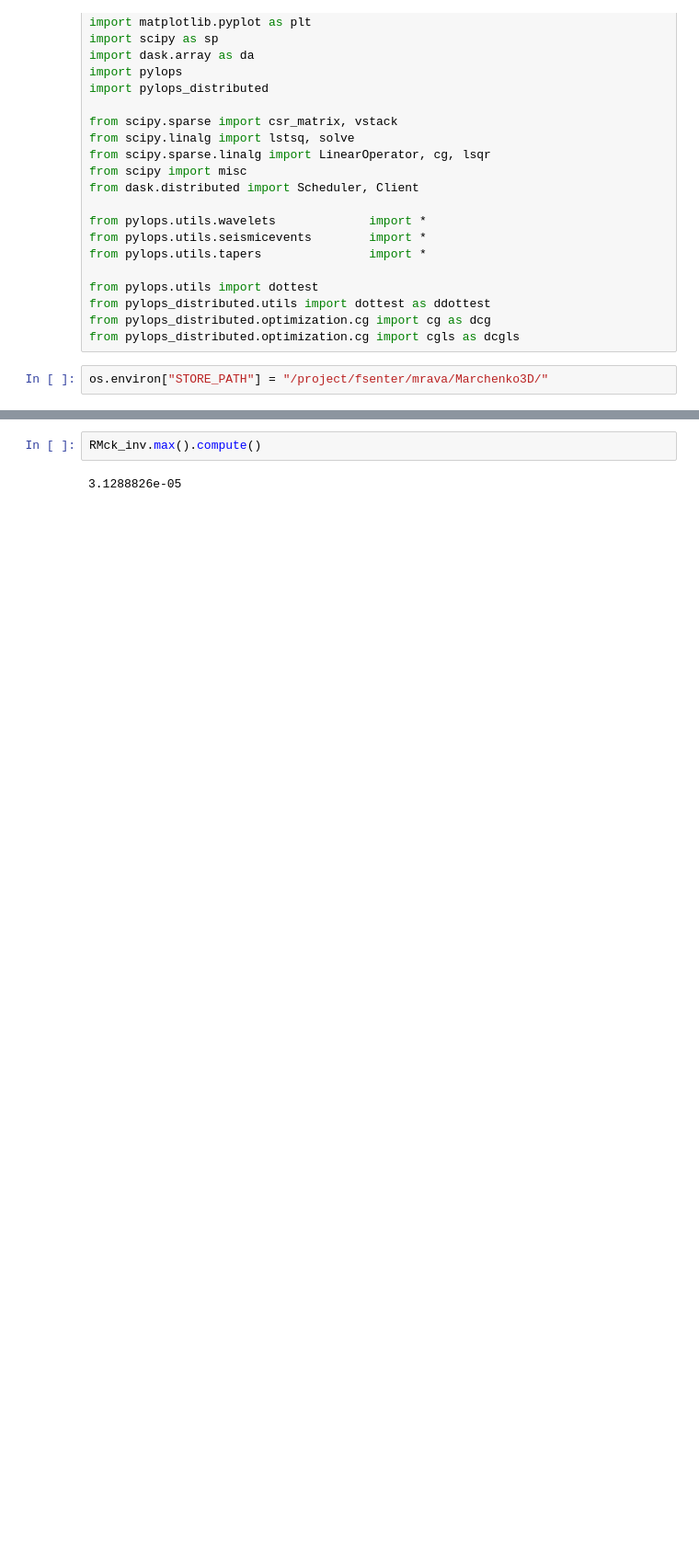
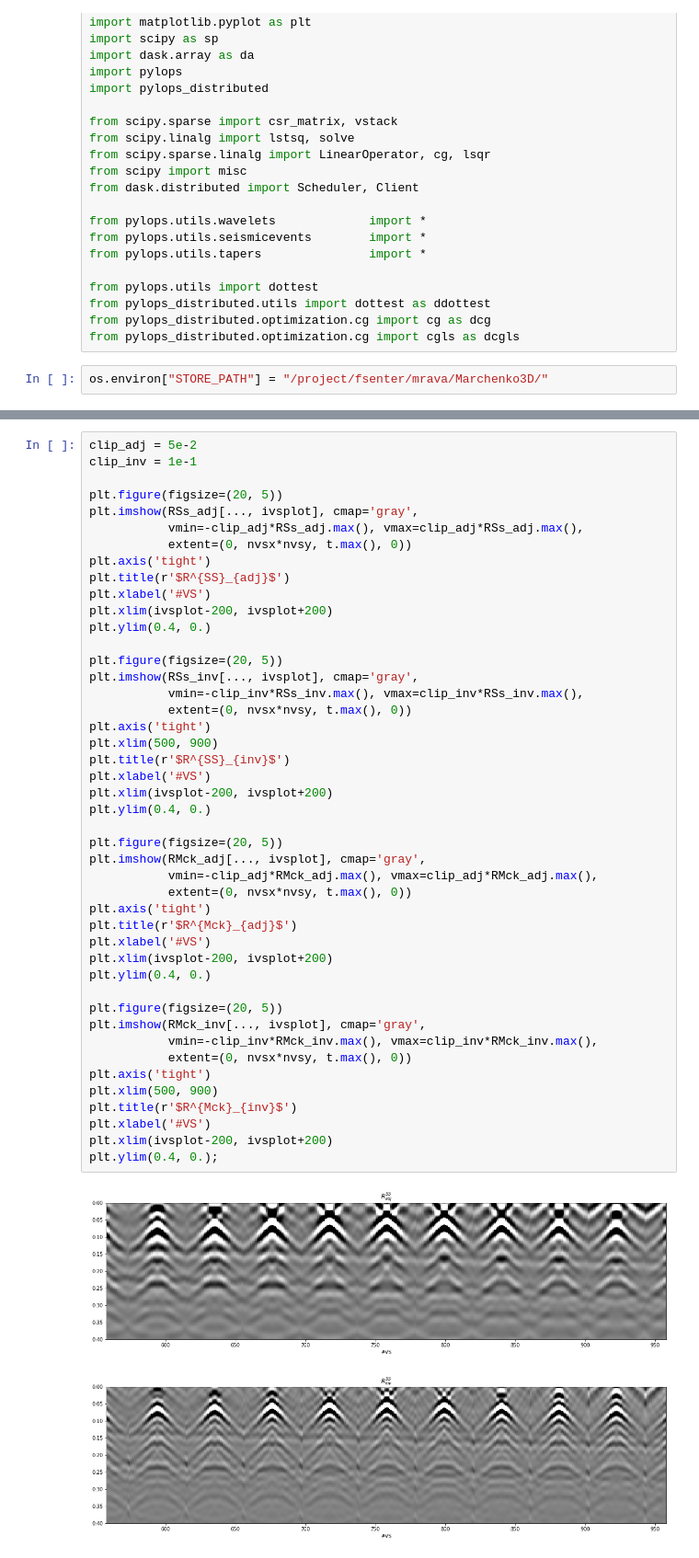
Before and after one commit to DIG-Kaust/MDC-HPC, a Jupyter notebook: MDD3D_visualization.ipynb, the cells around one changed output, grey strips where cells are left out. Shown at 92% size. Cells and saved outputs as stored; diff of their text form; blank space fills up the shorter version.

```diff
--- a/MDD3D_visualization.ipynb
+++ b/MDD3D_visualization.ipynb
@@ -106,6 +109,50 @@ ax1.set_xlim(x[0], x[-1]);
 RMck_adj = da.from_zarr(os.environ["STORE_PATH"] + 'R_Mck_adj_sub%d.zarr' % subsampling)
 RMck_inv = da.from_zarr(os.environ["STORE_PATH"] + 'R_Mck_inv_sub%d.zarr' % subsampling)
-# %%
-RMck_inv.max().compute()
-# %% [output]
-3.1288826e-05
+# %%
+clip_adj = 5e-2
+clip_inv = 1e-1
+
+plt.figure(figsize=(20, 5))
+plt.imshow(RSs_adj[..., ivsplot], cmap='gray',
+           vmin=-clip_adj*RSs_adj.max(), vmax=clip_adj*RSs_adj.max(),
+           extent=(0, nvsx*nvsy, t.max(), 0))
+plt.axis('tight')
+plt.title(r'$R^{SS}_{adj}$')
+plt.xlabel('#VS')
+plt.xlim(ivsplot-200, ivsplot+200)
+plt.ylim(0.4, 0.)
+
+plt.figure(figsize=(20, 5))
+plt.imshow(RSs_inv[..., ivsplot], cmap='gray',
+           vmin=-clip_inv*RSs_inv.max(), vmax=clip_inv*RSs_inv.max(),
+           extent=(0, nvsx*nvsy, t.max(), 0))
+plt.axis('tight')
+plt.xlim(500, 900)
+plt.title(r'$R^{SS}_{inv}$')
+plt.xlabel('#VS')
+plt.xlim(ivsplot-200, ivsplot+200)
+plt.ylim(0.4, 0.)
+
+plt.figure(figsize=(20, 5))
+plt.imshow(RMck_adj[..., ivsplot], cmap='gray',
+           vmin=-clip_adj*RMck_adj.max(), vmax=clip_adj*RMck_adj.max(),
+           extent=(0, nvsx*nvsy, t.max(), 0))
+plt.axis('tight')
+plt.title(r'$R^{Mck}_{adj}$')
+plt.xlabel('#VS')
+plt.xlim(ivsplot-200, ivsplot+200)
+plt.ylim(0.4, 0.)
+
+plt.figure(figsize=(20, 5))
+plt.imshow(RMck_inv[..., ivsplot], cmap='gray',
+           vmin=-clip_inv*RMck_inv.max(), vmax=clip_inv*RMck_inv.max(),
+           extent=(0, nvsx*nvsy, t.max(), 0))
+plt.axis('tight')
+plt.xlim(500, 900)
+plt.title(r'$R^{Mck}_{inv}$')
+plt.xlabel('#VS')
+plt.xlim(ivsplot-200, ivsplot+200)
+plt.ylim(0.4, 0.);
+# %% [output]
+[figure, added]
+[figure, added]
```
Also changed, not shown: parts of 6 cells of this notebook.
